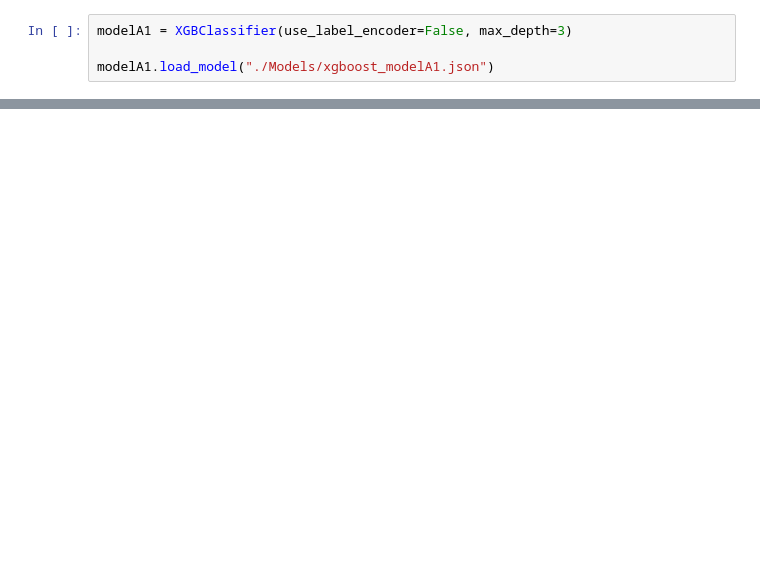
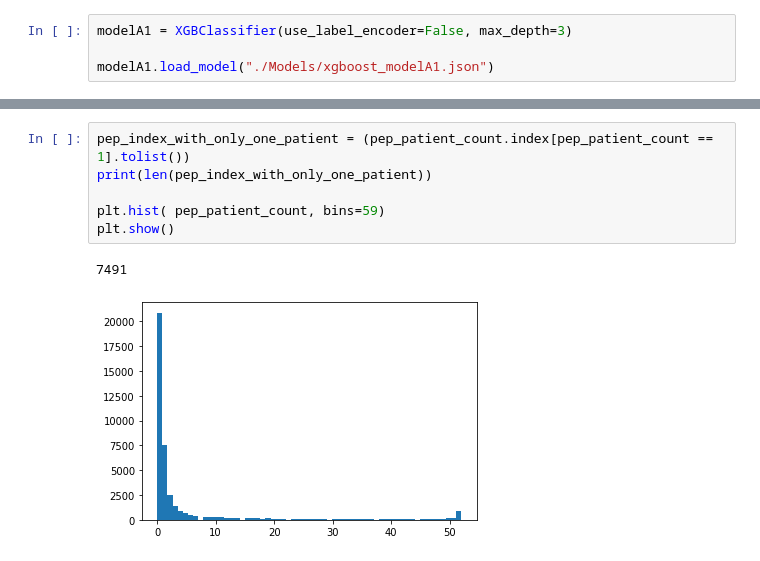
Before and after one commit to SasyaReddi/cse291c-plasma-weightloss, a Jupyter notebook: visualization.ipynb, the cells around one changed output, grey strips where cells are left out. Cells and saved outputs as stored; diff of their text form; blank space fills up the shorter version.

```diff
--- a/visualization.ipynb
+++ b/visualization.ipynb
@@ -86,0 +111,9 @@ AttributeError: module 'Data' has no attribute 'fromFilePath'
+# %%
+pep_index_with_only_one_patient = (pep_patient_count.index[pep_patient_count == 1].tolist())
+print(len(pep_index_with_only_one_patient))
+
+plt.hist( pep_patient_count, bins=59)
+plt.show()
+# %% [output]
+7491
+[figure, added]
```
Also changed, not shown: parts of 26 cells of this notebook, 1 other file.
